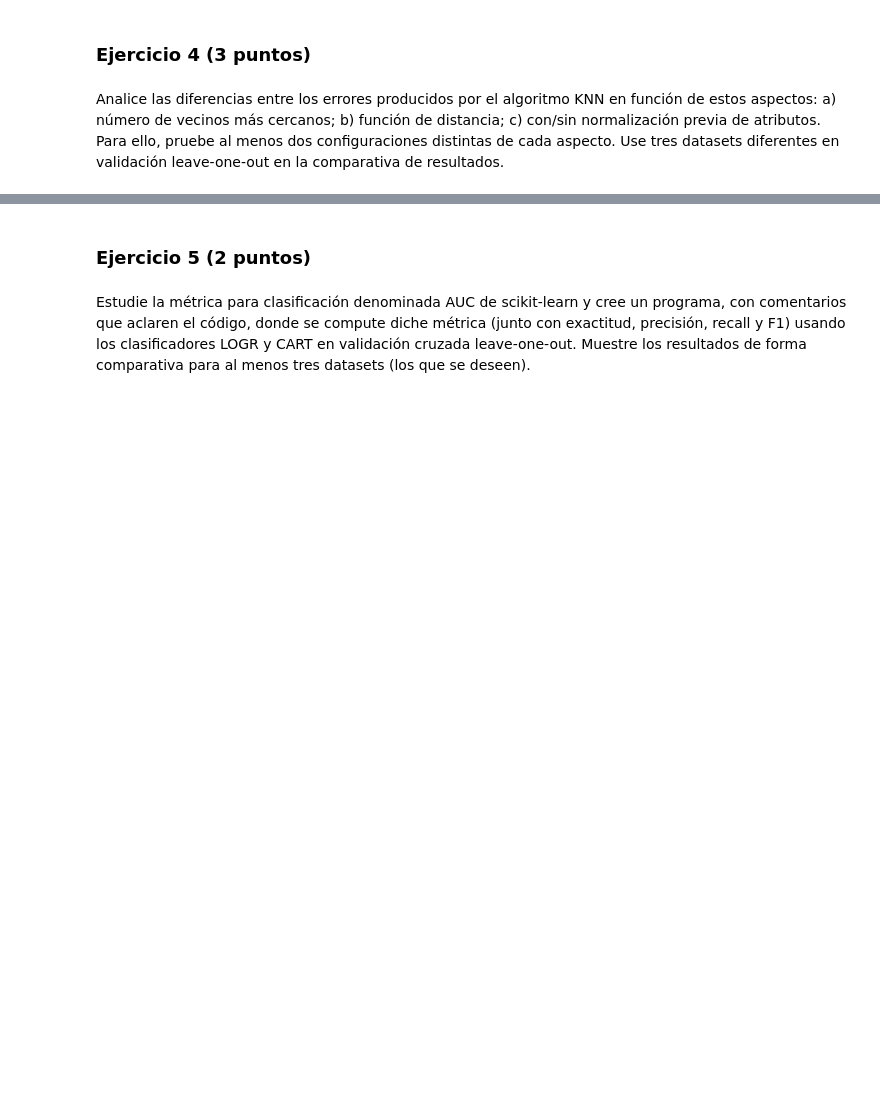
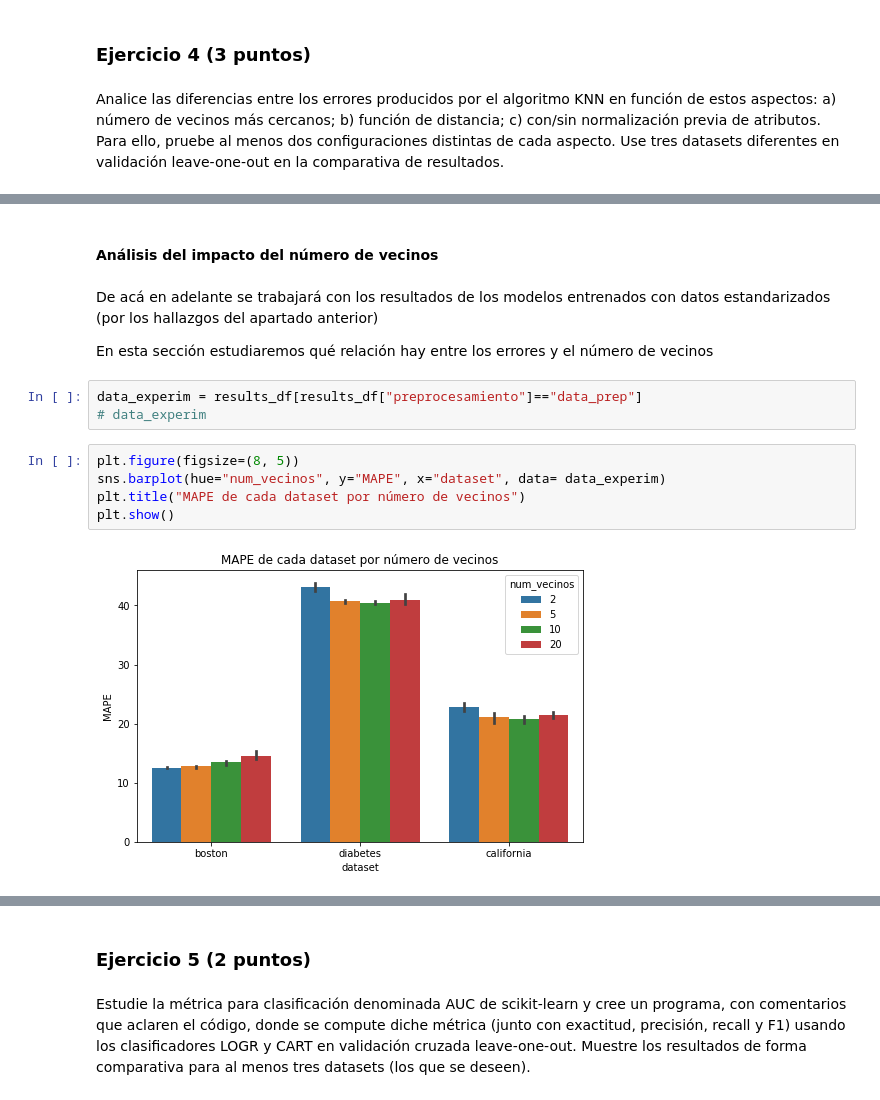
Before and after one commit to cposada8/master_ia, a Jupyter notebook: 4_aprendizaje_supervisado/actividades/Actividad2.ipynb, the cells around one changed output, grey strips where cells are left out. Saved outputs shown, nothing was run; the diff lists cells and outputs as text; blank space fills up the shorter version.

```diff
--- a/4_aprendizaje_supervisado/actividades/Actividad2.ipynb
+++ b/4_aprendizaje_supervisado/actividades/Actividad2.ipynb
@@ -299,0 +587,16 @@ Analice las diferencias entre los errores producidos por el algoritmo KNN en fun
+# %% [markdown]
+#### Análisis del impacto del número de vecinos
+# %% [markdown]
+De acá en adelante se trabajará con los resultados de los modelos entrenados con datos estandarizados (por los hallazgos del apartado anterior)
+
+En esta sección estudiaremos qué relación hay entre los errores y el número de vecinos
+# %%
+data_experim = results_df[results_df["preprocesamiento"]=="data_prep"]
+# data_experim
+# %%
+plt.figure(figsize=(8, 5))
+sns.barplot(hue="num_vecinos", y="MAPE", x="dataset", data= data_experim)
+plt.title("MAPE de cada dataset por número de vecinos")
+plt.show()
+# %% [output]
+[figure, added]
```
Also changed, not shown: parts of 49 cells of this notebook, 14 other files.
